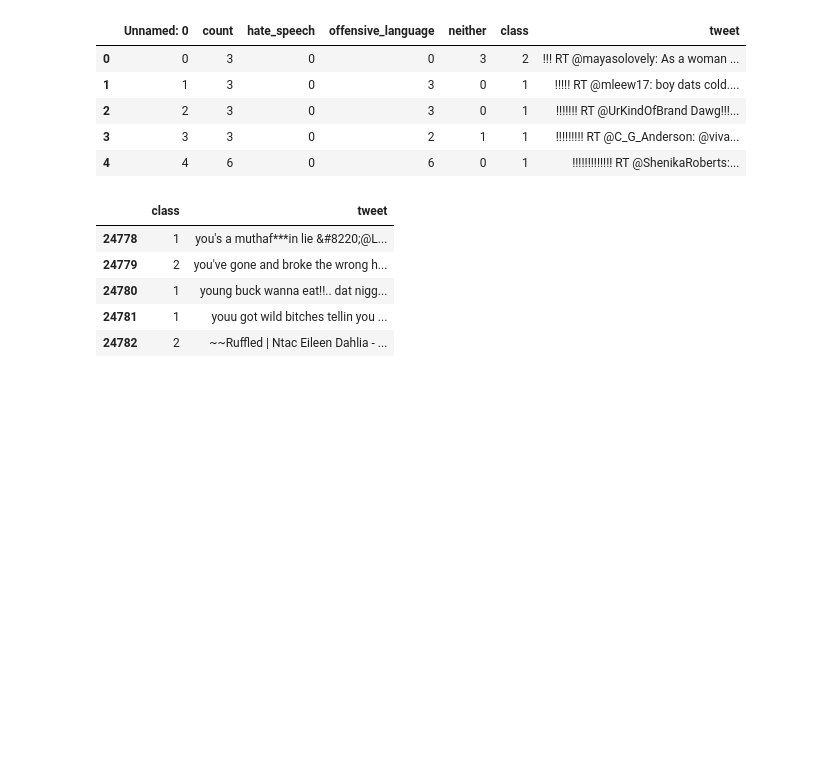
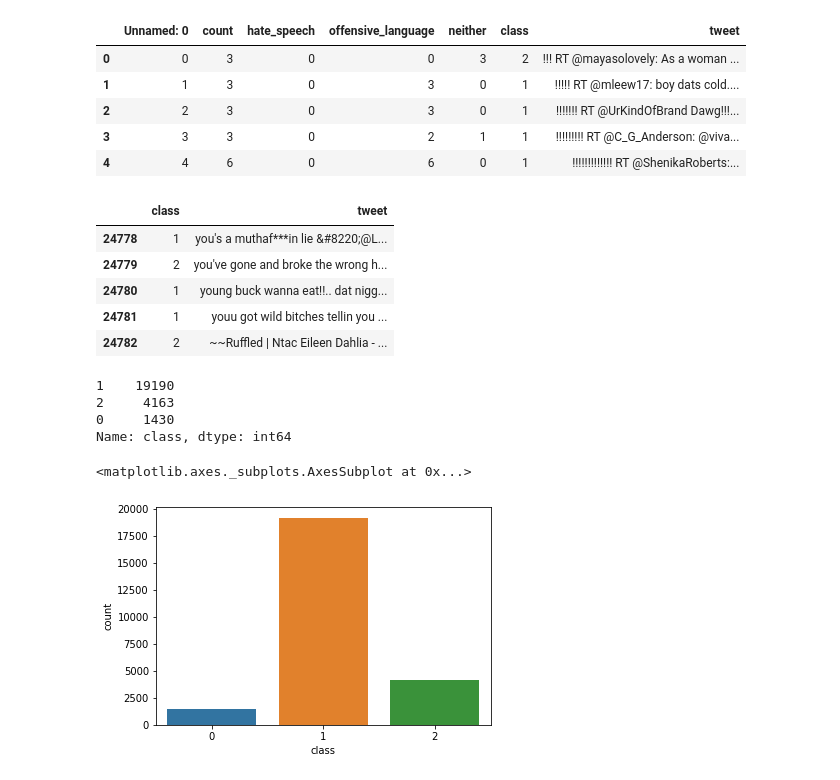
Before and after one commit to Nanangk/Hate_Speech_Detection_on_Tweet, a Jupyter notebook: Hate_Speech_Detection.ipynb, the cells around one changed output. Cells and saved outputs as stored; diff of their text form; code cells hidden in the pictures; blank space fills up the shorter version.

Commit message:
visualization dataset and update model

```diff
--- a/Hate_Speech_Detection.ipynb
+++ b/Hate_Speech_Detection.ipynb
@@ -24,3 +39,15 @@ dataset.tail(5)
 | 24780 | 1 | young buck wanna eat!!.. dat nigg... |
 | 24781 | 1 | youu got wild bitches tellin you ... |
 | 24782 | 2 | ~~Ruffled | Ntac Eileen Dahlia - ... |
+# %%
+dataset['class'].value_counts()
+# %% [output]
+1    19190
+2     4163
+0     1430
+Name: class, dtype: int64
+# %%
+sns.countplot('class',data=dataset)
+# %% [output]
+<matplotlib.axes._subplots.AxesSubplot at 0x...>
+[figure, added]
```
Also changed, not shown: parts of 23 cells of this notebook.
